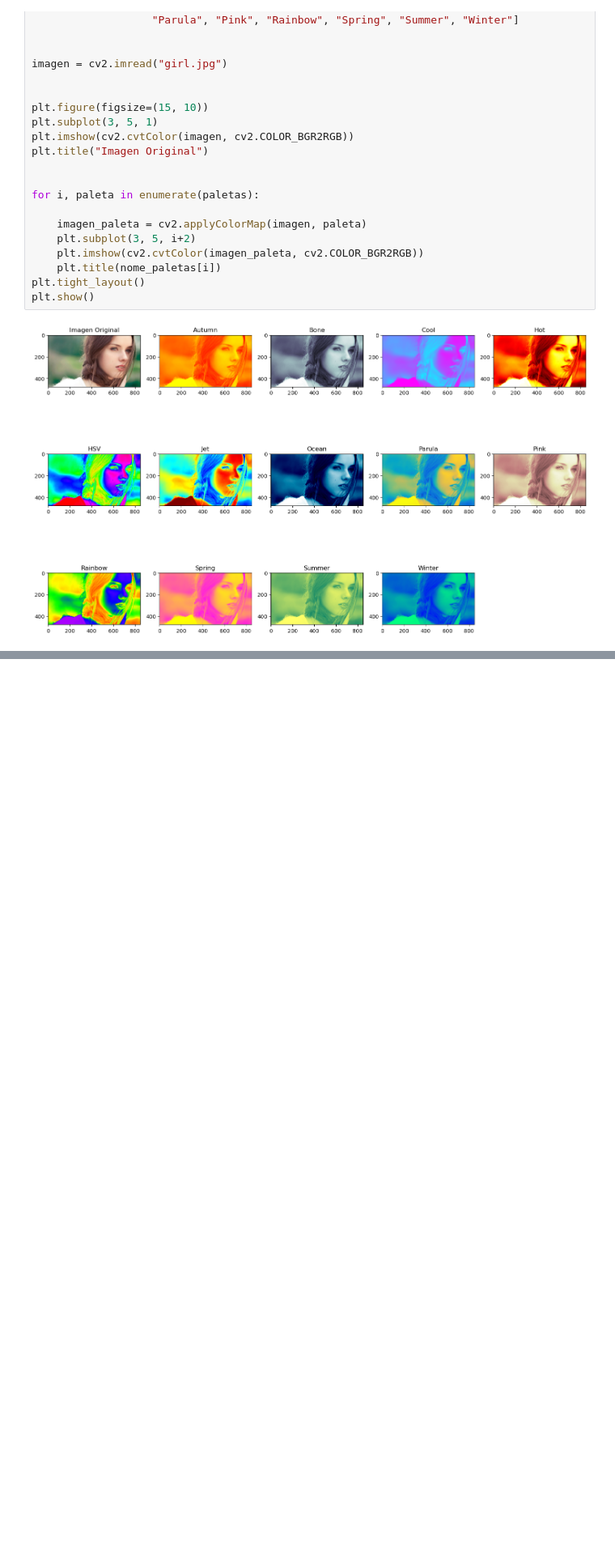
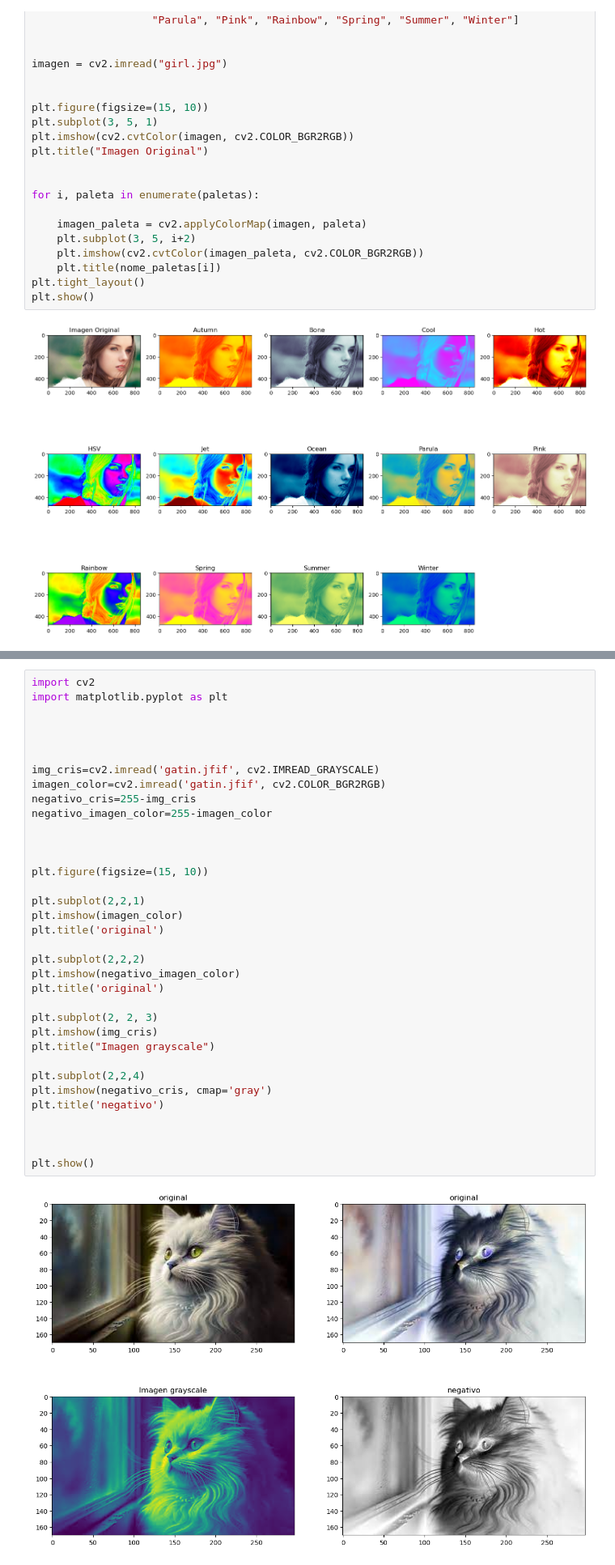
Before and after one commit to GuerreroT/clase1, a Jupyter notebook: clase19_03_24.ipynb, the cells around one changed output, grey strips where cells are left out. Shown at 81% size. Drawn from its saved outputs; the diff is of its cells as text; blank space fills up the shorter version.

```diff
--- a/clase19_03_24.ipynb
+++ b/clase19_03_24.ipynb
@@ -117,0 +175,37 @@ plt.show()
+# %%
+import cv2
+import matplotlib.pyplot as plt
+
+
+
+
+img_cris=cv2.imread('gatin.jfif', cv2.IMREAD_GRAYSCALE)
+imagen_color=cv2.imread('gatin.jfif', cv2.COLOR_BGR2RGB)
+negativo_cris=255-img_cris
+negativo_imagen_color=255-imagen_color
+
+
+
+plt.figure(figsize=(15, 10))
+
+plt.subplot(2,2,1)
+plt.imshow(imagen_color)
+plt.title('original')
+
+plt.subplot(2,2,2)
+plt.imshow(negativo_imagen_color)
+plt.title('original')
+
+plt.subplot(2, 2, 3)
+plt.imshow(img_cris)
+plt.title("Imagen grayscale")
+
+plt.subplot(2,2,4)
+plt.imshow(negativo_cris, cmap='gray')
+plt.title('negativo')
+
+
+
+plt.show()
+# %% [output]
+[figure, added]
```
Also changed, not shown: parts of 5 cells of this notebook.
